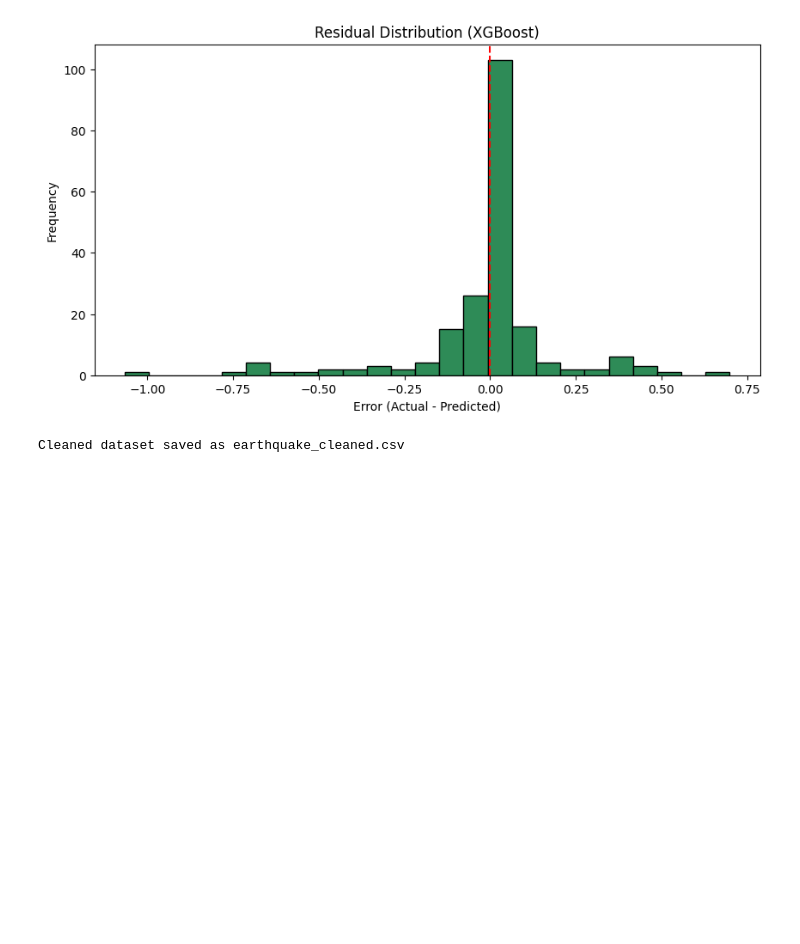
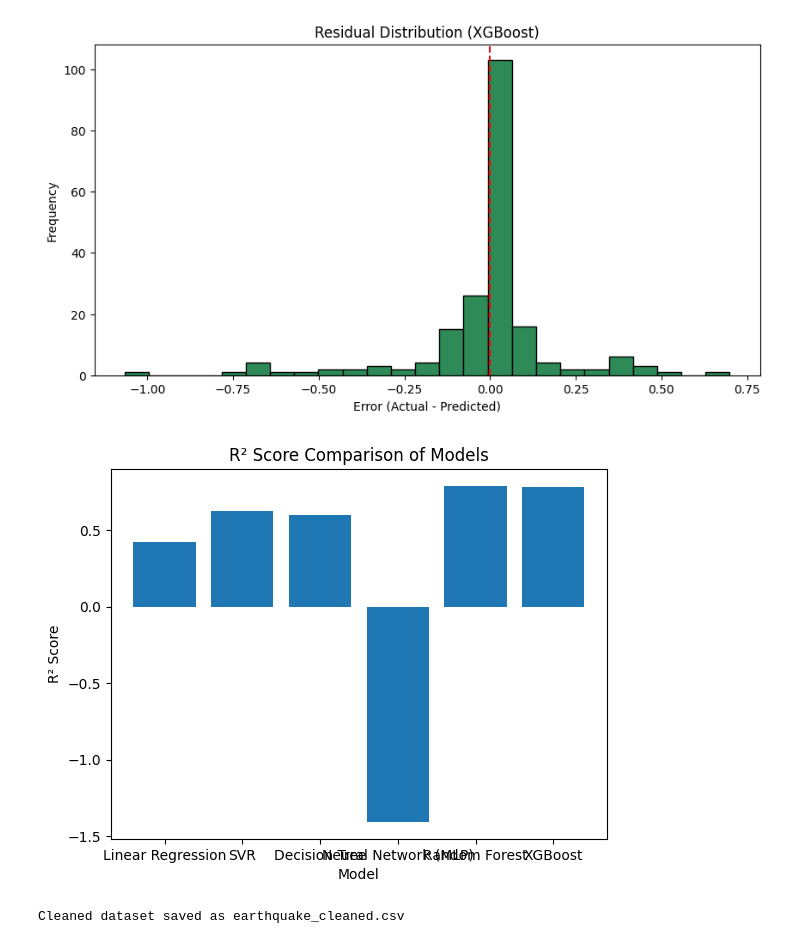
Before and after one commit to Aayush077/ML, a Jupyter notebook: earthquake_predictor.ipynb, the cells around one changed output. Cells and saved outputs as stored; diff of their text form; code cells hidden in the pictures; blank space fills up the shorter version.

```diff
--- a/earthquake_predictor.ipynb
+++ b/earthquake_predictor.ipynb
@@ -626,6 +630,16 @@ plt.axvline(0, color='red', linestyle='--')
 plt.show()
 # %% [output]
 [figure]
+# %%
+plt.figure()
+plt.bar(res_df["Model"], res_df["R2"])
+plt.title("R² Score Comparison of Models")
+plt.xlabel("Model")
+plt.ylabel("R² Score")
+plt.xticks(rotation=0)
+plt.show()
+# %% [output]
+[figure, added]
 # %%
 df_model.to_csv("earthquake_cleaned.csv", index=True)
 print("Cleaned dataset saved as earthquake_cleaned.csv")
```
Also changed, not shown: parts of 1 cell of this notebook.
